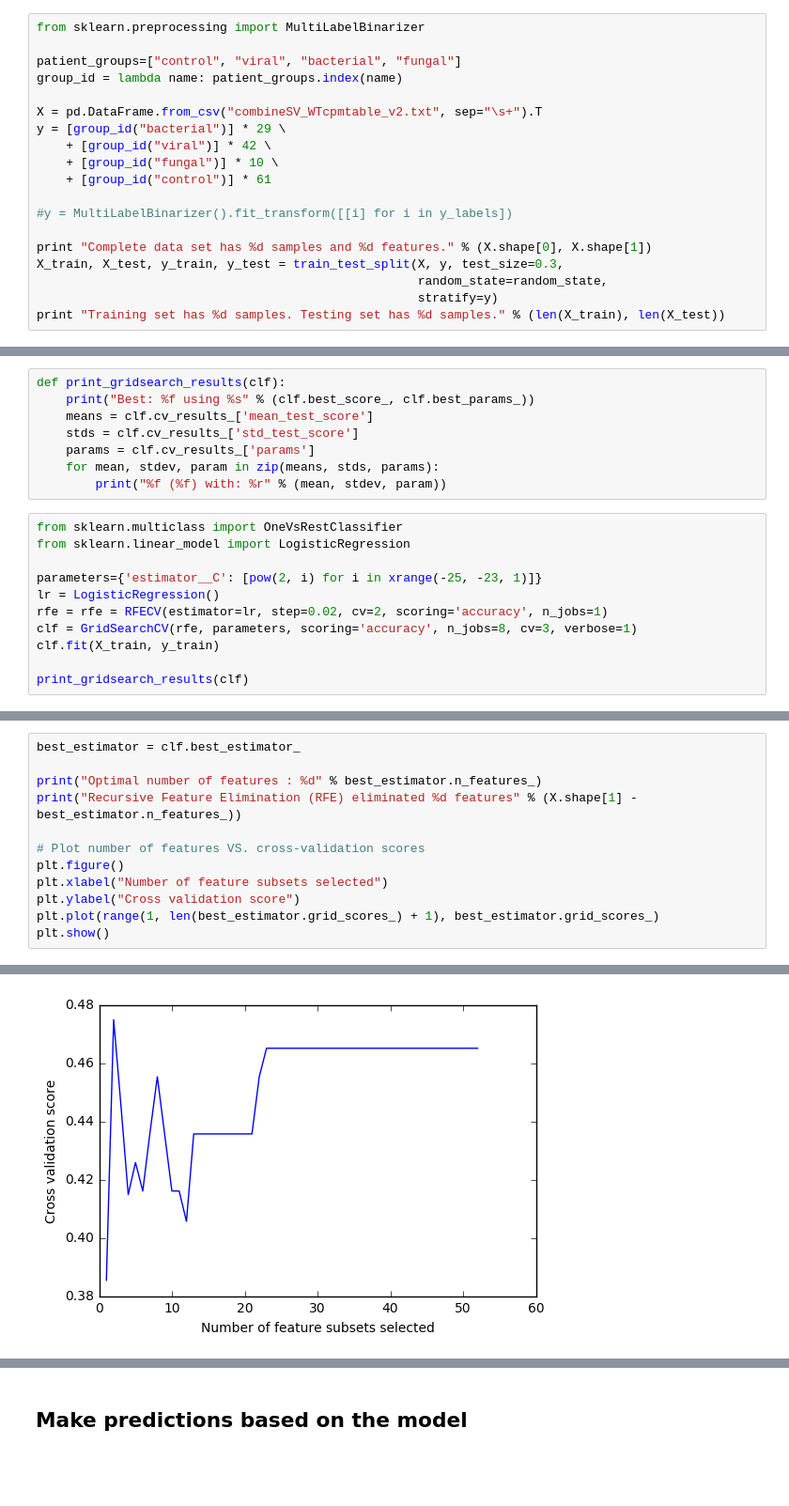
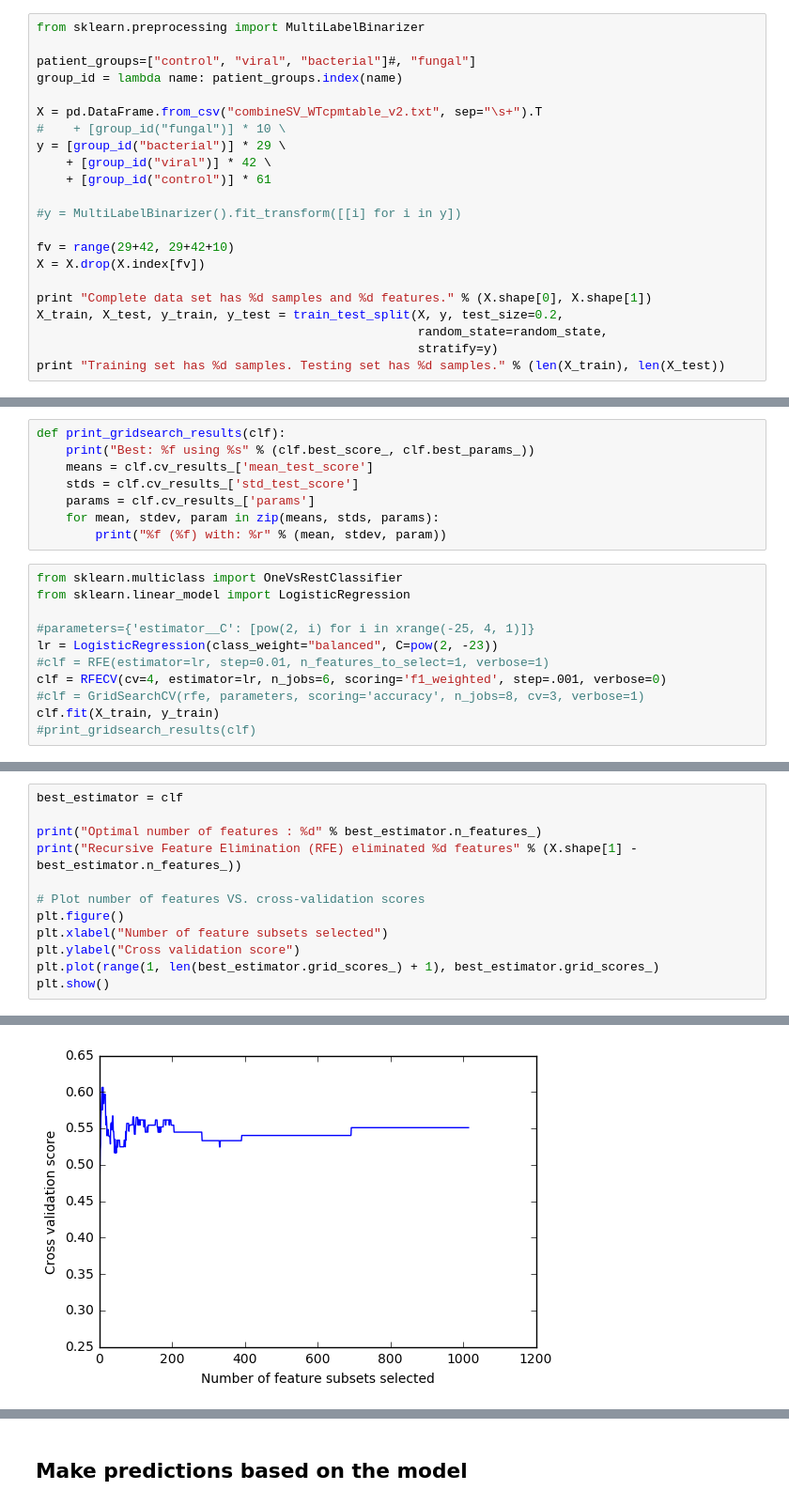
Before and after one commit to massie/notebooks, a Jupyter notebook: Pathogen Prediction-LR.ipynb, the cells around one changed output, grey strips where cells are left out. Shown at 94% size. Saved outputs shown, nothing was run; the diff lists cells and outputs as text; blank space fills up the shorter version.

```diff
--- a/Pathogen Prediction-LR.ipynb
+++ b/Pathogen Prediction-LR.ipynb
@@ -13,19 +13,22 @@ random_state = 7
 # %%
 from sklearn.preprocessing import MultiLabelBinarizer
 
-patient_groups=["control", "viral", "bacterial", "fungal"]
+patient_groups=["control", "viral", "bacterial"]#, "fungal"]
 group_id = lambda name: patient_groups.index(name)
 
 X = pd.DataFrame.from_csv("combineSV_WTcpmtable_v2.txt", sep="\s+").T
+#    + [group_id("fungal")] * 10 \
 y = [group_id("bacterial")] * 29 \
     + [group_id("viral")] * 42 \
-    + [group_id("fungal")] * 10 \
     + [group_id("control")] * 61
 
-#y = MultiLabelBinarizer().fit_transform([[i] for i in y_labels])
+#y = MultiLabelBinarizer().fit_transform([[i] for i in y])
+
+fv = range(29+42, 29+42+10)
+X = X.drop(X.index[fv])
 
 print "Complete data set has %d samples and %d features." % (X.shape[0], X.shape[1])
-X_train, X_test, y_train, y_test = train_test_split(X, y, test_size=0.3,
+X_train, X_test, y_train, y_test = train_test_split(X, y, test_size=0.2,
                                                     random_state=random_state,
                                                     stratify=y)
 print "Training set has %d samples. Testing set has %d samples." % (len(X_train), len(X_test))
@@ -44,11 +47,11 @@ def print_gridsearch_results(clf):
 from sklearn.multiclass import OneVsRestClassifier
 from sklearn.linear_model import LogisticRegression
 
-parameters={'estimator__C': [pow(2, i) for i in xrange(-25, -23, 1)]}
-lr = LogisticRegression()
-rfe = rfe = RFECV(estimator=lr, step=0.02, cv=2, scoring='accuracy', n_jobs=1)
-clf = GridSearchCV(rfe, parameters, scoring='accuracy', n_jobs=8, cv=3, verbose=1)
+#parameters={'estimator__C': [pow(2, i) for i in xrange(-25, 4, 1)]}
+lr = LogisticRegression(class_weight="balanced", C=pow(2, -23))
+#clf = RFE(estimator=lr, step=0.01, n_features_to_select=1, verbose=1)
+clf = RFECV(cv=4, estimator=lr, n_jobs=6, scoring='f1_weighted', step=.001, verbose=0)
+#clf = GridSearchCV(rfe, parameters, scoring='accuracy', n_jobs=8, cv=3, verbose=1)
 clf.fit(X_train, y_train)
-
-print_gridsearch_results(clf)
+#print_gridsearch_results(clf)
 # %% [output]
@@ -60,5 +108,5 @@ Best: 0.454545 using {'estimator__C': 2.9802322387695312e-08}
 # %%
-best_estimator = clf.best_estimator_
+best_estimator = clf
 
 print("Optimal number of features : %d" % best_estimator.n_features_)
 print("Recursive Feature Elimination (RFE) eliminated %d features" % (X.shape[1] - best_estimator.n_features_))
@@ -75,4 +123,4 @@ Recursive Feature Elimination (RFE) eliminated 25300 features
-[figure, old version]
+[figure, new version]
 # %%
 %matplotlib inline
 from learning_curves import plot_learning_curve
```
Also changed, not shown: parts of 10 cells of this notebook.
